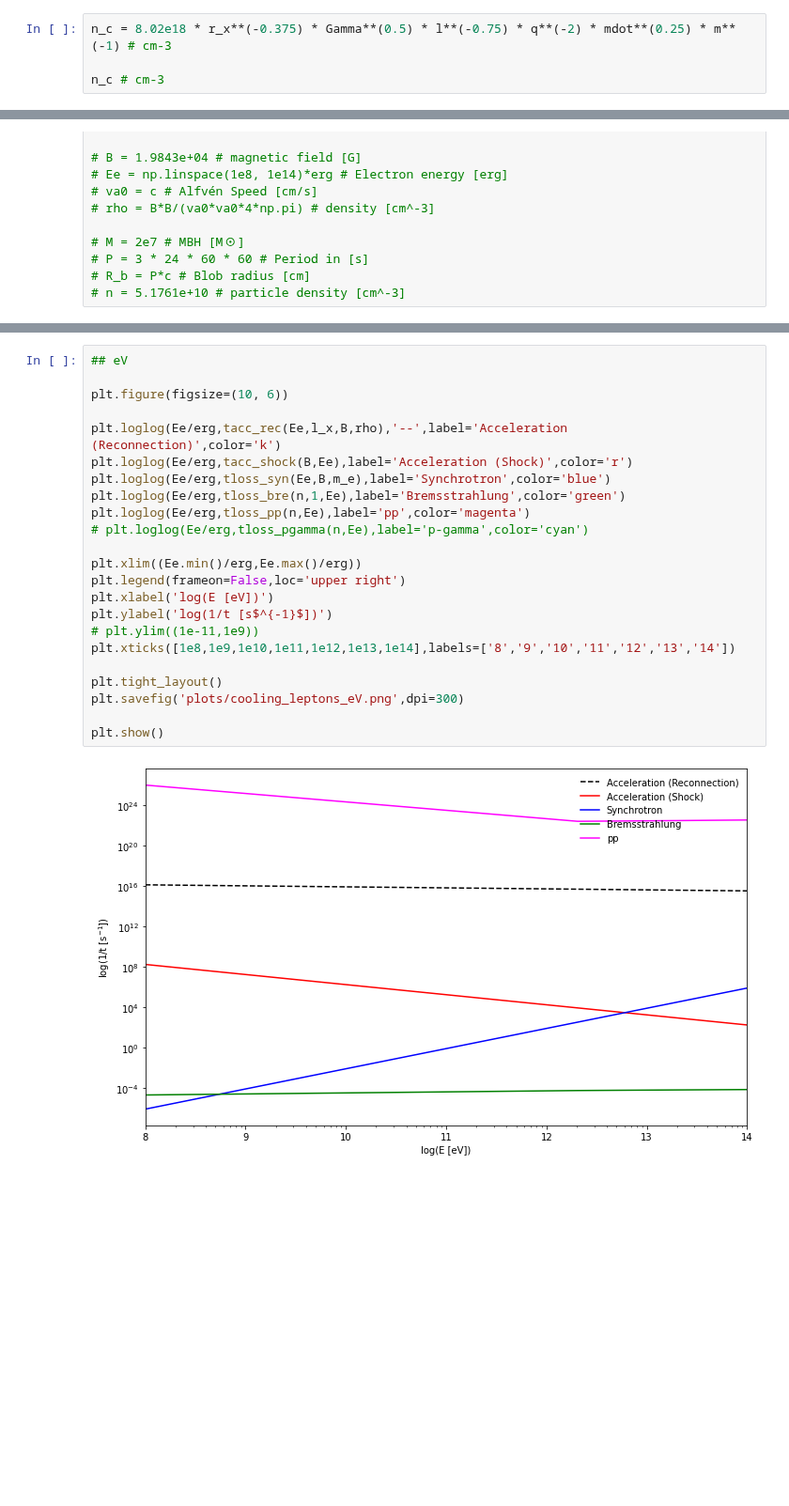
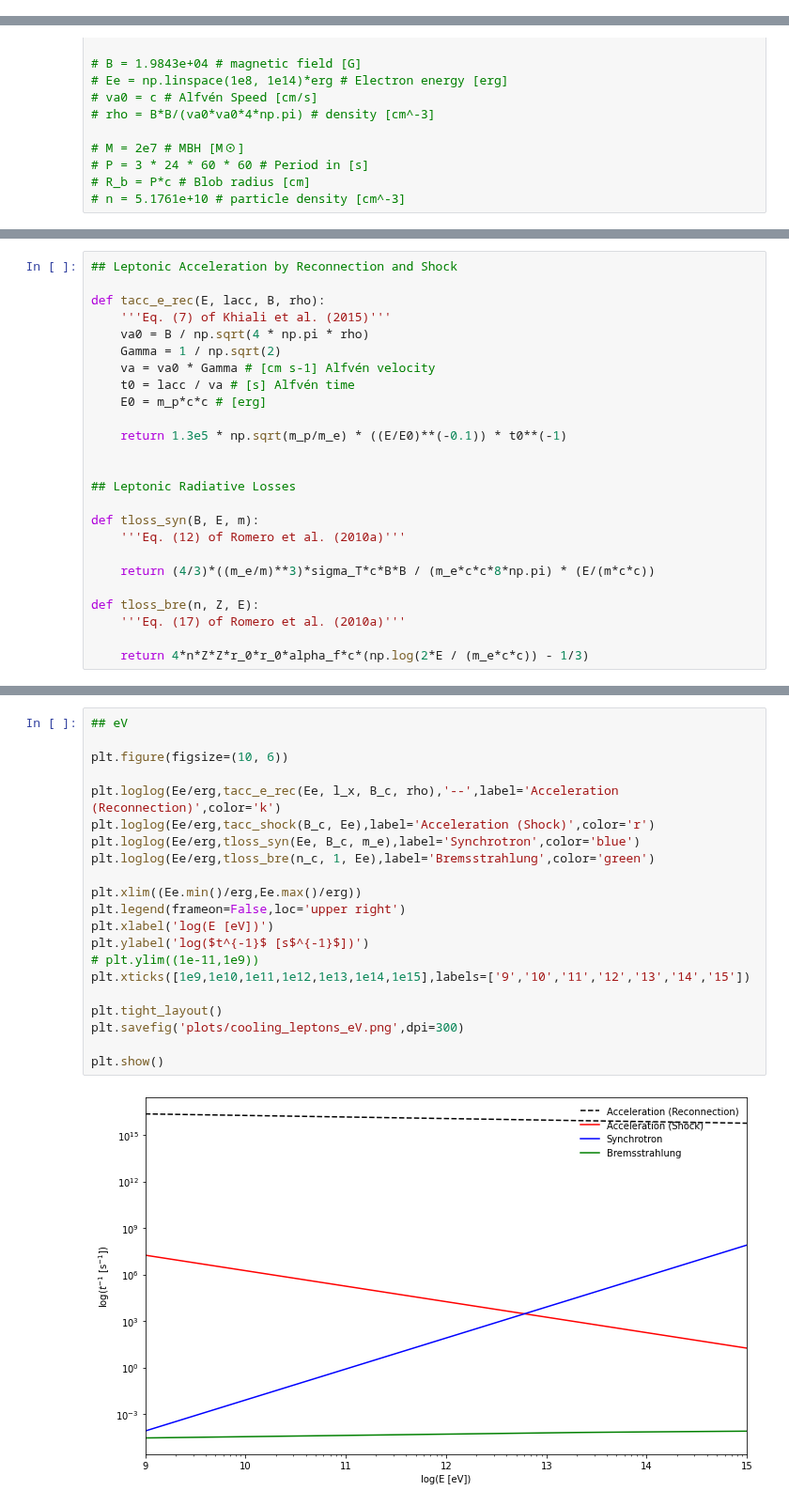
Before and after one commit to luanapassosreis/AGN_Studies, a Jupyter notebook: reconnection_acceleration.ipynb, the cells around one changed output, grey strips where cells are left out. Shown at 94% size. Saved outputs shown, nothing was run; the diff lists cells and outputs as text; blank space fills up the shorter version.

```diff
--- a/reconnection_acceleration.ipynb
+++ b/reconnection_acceleration.ipynb
@@ -109,4 +91,0 @@ B_c # G
-# %%
-n_c = 8.02e18 * r_x**(-0.375) * Gamma**(0.5) * l**(-0.75) * q**(-2) * mdot**(0.25) * m**(-1) # cm-3
-
-n_c # cm-3
@@ -295,3 +224,28 @@ def tloss_pgamma(n,E):
     integral_Eph, _ = quad(integrand_Eph, lower_Eph, np.inf)
 
     return c / (2 * gamma_p**2) * integral_Eph
+# %%
+## Leptonic Acceleration by Reconnection and Shock
+
+def tacc_e_rec(E, lacc, B, rho):
+    '''Eq. (7) of Khiali et al. (2015)'''
+    va0 = B / np.sqrt(4 * np.pi * rho)
+    Gamma = 1 / np.sqrt(2)
+    va = va0 * Gamma # [cm s-1] Alfvén velocity
+    t0 = lacc / va # [s] Alfvén time
+    E0 = m_p*c*c # [erg]
+
+    return 1.3e5 * np.sqrt(m_p/m_e) * ((E/E0)**(-0.1)) * t0**(-1)
+
+
+## Leptonic Radiative Losses
+
+def tloss_syn(B, E, m):
+    '''Eq. (12) of Romero et al. (2010a)'''
+
+    return (4/3)*((m_e/m)**3)*sigma_T*c*B*B / (m_e*c*c*8*np.pi) * (E/(m*c*c))
+
+def tloss_bre(n, Z, E):
+    '''Eq. (17) of Romero et al. (2010a)'''
+
+    return 4*n*Z*Z*r_0*r_0*alpha_f*c*(np.log(2*E / (m_e*c*c)) - 1/3)
@@ -320,25 +319,23 @@ plt.show()
 # %%
 ## eV
 
 plt.figure(figsize=(10, 6))
 
-plt.loglog(Ee/erg,tacc_rec(Ee,l_x,B,rho),'--',label='Acceleration (Reconnection)',color='k')
-plt.loglog(Ee/erg,tacc_shock(B,Ee),label='Acceleration (Shock)',color='r')
-plt.loglog(Ee/erg,tloss_syn(Ee,B,m_e),label='Synchrotron',color='blue')
-plt.loglog(Ee/erg,tloss_bre(n,1,Ee),label='Bremsstrahlung',color='green')
-plt.loglog(Ee/erg,tloss_pp(n,Ee),label='pp',color='magenta')
-# plt.loglog(Ee/erg,tloss_pgamma(n,Ee),label='p-gamma',color='cyan')
+plt.loglog(Ee/erg,tacc_e_rec(Ee, l_x, B_c, rho),'--',label='Acceleration (Reconnection)',color='k')
+plt.loglog(Ee/erg,tacc_shock(B_c, Ee),label='Acceleration (Shock)',color='r')
+plt.loglog(Ee/erg,tloss_syn(Ee, B_c, m_e),label='Synchrotron',color='blue')
+plt.loglog(Ee/erg,tloss_bre(n_c, 1, Ee),label='Bremsstrahlung',color='green')
 
 plt.xlim((Ee.min()/erg,Ee.max()/erg))
 plt.legend(frameon=False,loc='upper right')
 plt.xlabel('log(E [eV])')
-plt.ylabel('log(1/t [s$^{-1}$])')
+plt.ylabel('log($t^{-1}$ [s$^{-1}$])')
 # plt.ylim((1e-11,1e9))
-plt.xticks([1e8,1e9,1e10,1e11,1e12,1e13,1e14],labels=['8','9','10','11','12','13','14'])
+plt.xticks([1e9,1e10,1e11,1e12,1e13,1e14,1e15],labels=['9','10','11','12','13','14','15'])
 
 plt.tight_layout()
 plt.savefig('plots/cooling_leptons_eV.png',dpi=300)
 
 plt.show()
 # %% [output]
-[figure, old version]
+[figure, new version]
```
Also changed, not shown: parts of 23 cells of this notebook, 4 other files.
